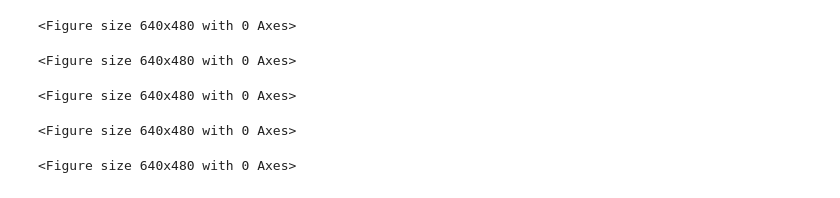
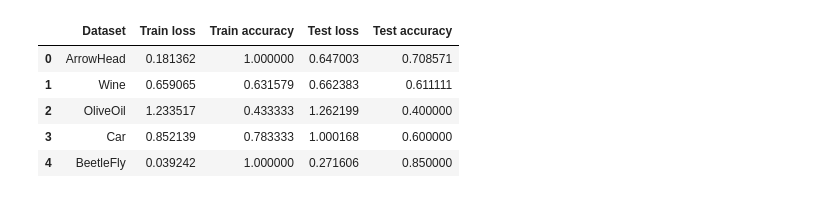
Before and after one commit to Elnur21/InceptionTime, a Jupyter notebook: test copy.ipynb, the cells around one changed output. Saved outputs shown, nothing was run; the diff lists cells and outputs as text; code cells hidden in the pictures.

```diff
--- a/test copy.ipynb
+++ b/test copy.ipynb
@@ -149,9 +41,9 @@ Epoch 1000/1000
-# %%
-for i in range(len(histories)):
-    plot_loss(histories[i], UNIVARIATE_DATASET_NAMES_2018[i])
-# %% [output]
-<Figure size 640x480 with 0 Axes>
-<Figure size 640x480 with 0 Axes>
-<Figure size 640x480 with 0 Axes>
-<Figure size 640x480 with 0 Axes>
-<Figure size 640x480 with 0 Axes>
+# %%
+pd.read_csv("result1.csv")
+# %% [output]
+|  | Dataset | Train loss | Train accuracy | Test loss | Test accuracy |
+| 0 | ArrowHead | 0.181362 | 1.000000 | 0.647003 | 0.708571 |
+| 1 | Wine | 0.659065 | 0.631579 | 0.662383 | 0.611111 |
+| 2 | OliveOil | 1.233517 | 0.433333 | 1.262199 | 0.400000 |
+| 3 | Car | 0.852139 | 0.783333 | 1.000168 | 0.600000 |
+| 4 | BeetleFly | 0.039242 | 1.000000 | 0.271606 | 0.850000 |
```
Also changed, not shown: parts of 6 cells of this notebook, 32 other files.
